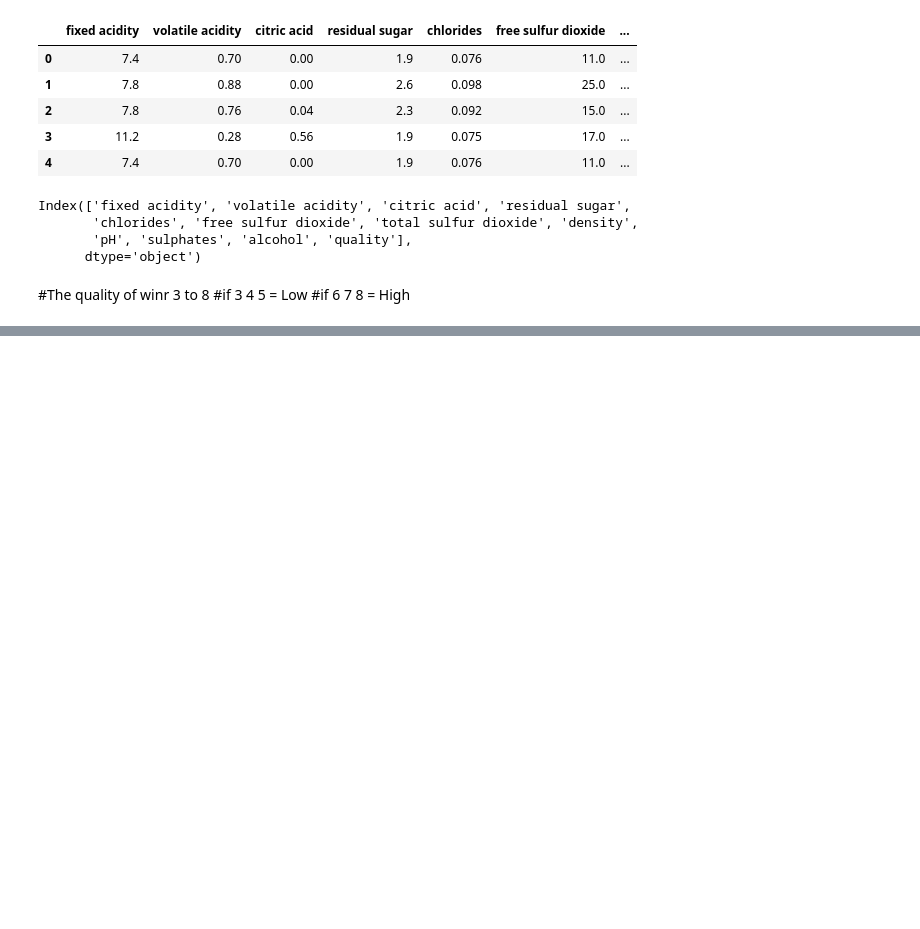
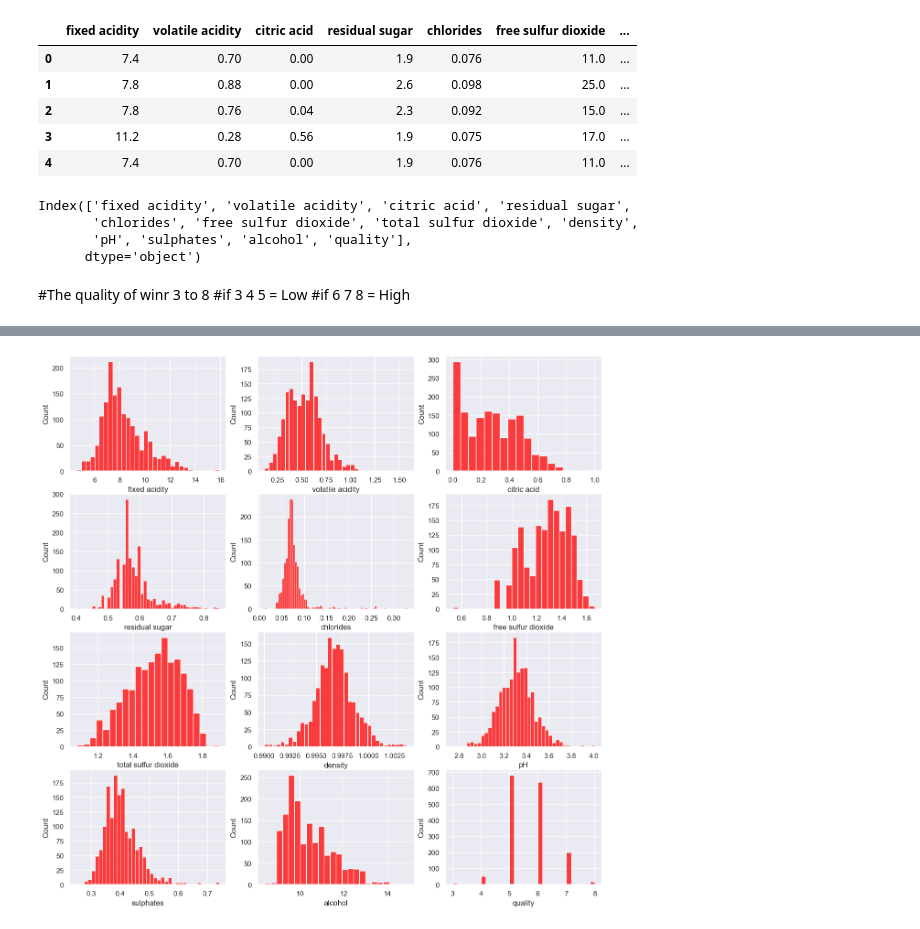
Before and after one commit to Hrishi93/KIET_Wine_Quality, a Jupyter notebook: wine_class.ipynb, the cells around one changed output, grey strips where cells are left out. Saved outputs shown, nothing was run; the diff lists cells and outputs as text; code cells hidden in the pictures; blank space fills up the shorter version.

```diff
--- a/wine_class.ipynb
+++ b/wine_class.ipynb
@@ -27,0 +78,26 @@ Index(['fixed acidity', 'volatile acidity', 'citric acid', 'residual sugar',
+# %%
+def log_transform(col):
+    return np.log1p(col[0])
+
+wine_df['residual sugar'] = wine_df[['residual sugar']].apply(log_transform, axis=1)
+wine_df['chlorides'] = wine_df[['chlorides']].apply(log_transform, axis=1)
+wine_df['free sulfur dioxide'] = wine_df[['free sulfur dioxide']].apply(log_transform, axis=1)
+wine_df['total sulfur dioxide'] = wine_df[['total sulfur dioxide']].apply(log_transform, axis=1)
+wine_df['sulphates'] = wine_df[['sulphates']].apply(log_transform, axis=1)
+# %%
+#Visulazation the distibtution of the all feature after log transformation
+sns.set(style="darkgrid")
+color = sns.color_palette("pastel")
+
+fig , ax1 = plt.subplots(4,3, figsize=(15,15))
+k = 0
+coloumns = list(wine_df.columns)
+for i in range (4):
+    for j in range (3):
+        if k < len(coloumns):
+            sns.histplot(wine_df[coloumns[k]], ax=ax1[i][j] , color='red')
+            k += 1
+
+plt.show()
+# %% [output]
+[figure, added]
```
Also changed, not shown: parts of 17 cells of this notebook, 1 other file.
